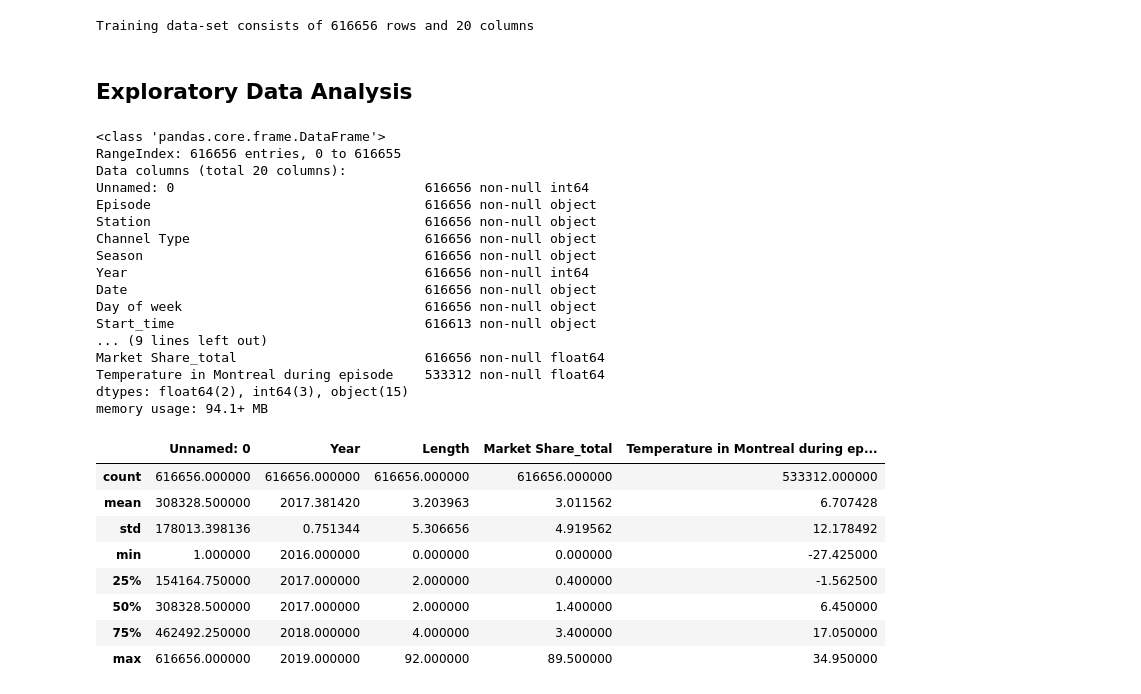
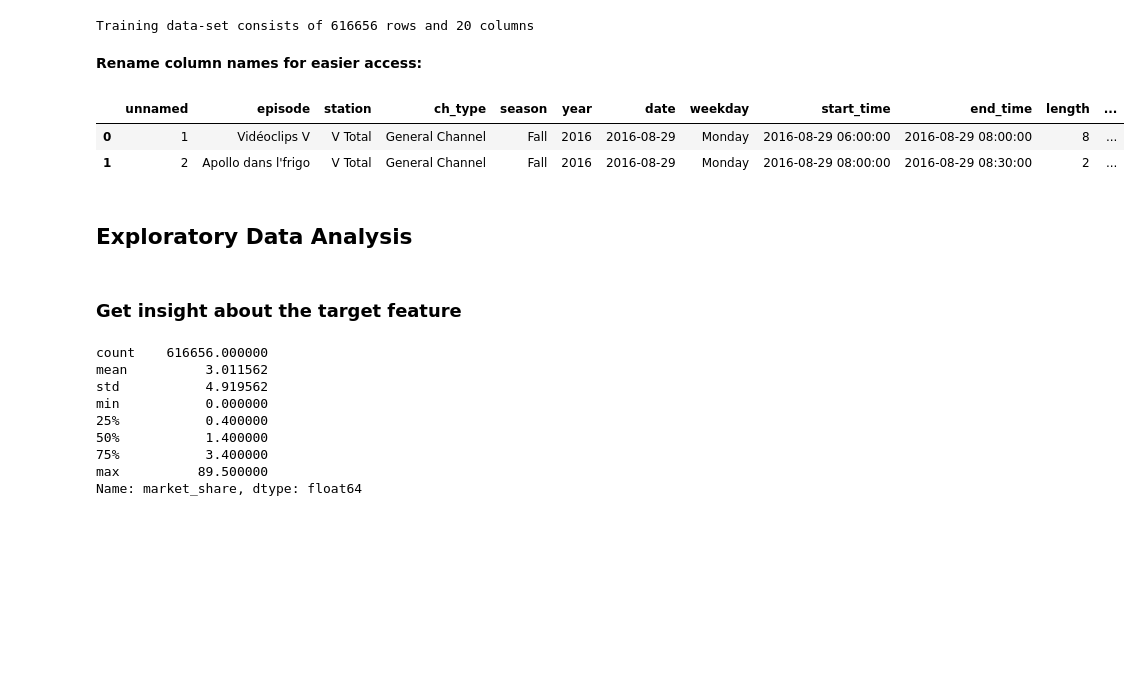
Before and after one commit to Carbonrun/YapAiTek_Challenge, a Jupyter notebook: 01_EDA.ipynb, the cells around one changed output. Saved outputs shown, nothing was run; the diff lists cells and outputs as text; code cells hidden in the pictures; blank space fills up the shorter version.

```diff
--- a/01_EDA.ipynb
+++ b/01_EDA.ipynb
@@ -31,37 +34,33 @@ train_data.head()
 print(f'Training data-set consists of {train_data.shape[0]} rows and {train_data.shape[1]} columns')
 # %% [output]
 Training data-set consists of 616656 rows and 20 columns
+# %% [markdown]
+**Rename column names for easier access:**
+# %%
+# renaming columns
+original_col_names = list(train_data.columns)
+modified_col_names = ['unnamed', 'episode', 'station', 'ch_type', 'season', 'year', 'date', 'weekday',
+             'start_time', 'end_time', 'length', 'show_name', 'episode_name', 'genre', 'first_or_rerun',
+             'episodes_in_season', 'is_movie', 'overlaped_with_game', 'market_share', 'temperature']
+train_data.columns = modified_col_names
+train_data.head(2)
+# %% [output]
+|  | unnamed | episode | station | ch_type | season | year | date | weekday | start_time | end_time | length | ... |
+| 0 | 1 | Vidéoclips V | V Total | General Channel | Fall | 2016 | 2016-08-29 | Monday | 2016-08-29 06:00:00 | 2016-08-29 08:00:00 | 8 | ... |
+| 1 | 2 | Apollo dans l'frigo | V Total | General Channel | Fall | 2016 | 2016-08-29 | Monday | 2016-08-29 08:00:00 | 2016-08-29 08:30:00 | 2 | ... |
 # %% [markdown]
 ## Exploratory Data Analysis
-# %%
-train_data.info()
-# %% [output]
-<class 'pandas.core.frame.DataFrame'>
-RangeIndex: 616656 entries, 0 to 616655
-Data columns (total 20 columns):
-Unnamed: 0                                616656 non-null int64
-Episode                                   616656 non-null object
-Station                                   616656 non-null object
-Channel Type                              616656 non-null object
-Season                                    616656 non-null object
-Year                                      616656 non-null int64
-Date                                      616656 non-null object
-Day of week                               616656 non-null object
-Start_time                                616613 non-null object
-... (9 lines left out)
-Market Share_total                        616656 non-null float64
-Temperature in Montreal during episode    533312 non-null float64
-dtypes: float64(2), int64(3), object(15)
-memory usage: 94.1+ MB
+# %% [markdown]
+### Get insight about the target feature
 # %%
-train_data.describe()
+train_data['market_share'].describe()
 # %% [output]
-|  | Unnamed: 0 | Year | Length | Market Share_total | Temperature in Montreal during ep... |
-| count | 616656.000000 | 616656.000000 | 616656.000000 | 616656.000000 | 533312.000000 |
-| mean | 308328.500000 | 2017.381420 | 3.203963 | 3.011562 | 6.707428 |
-| std | 178013.398136 | 0.751344 | 5.306656 | 4.919562 | 12.178492 |
-| min | 1.000000 | 2016.000000 | 0.000000 | 0.000000 | -27.425000 |
-| 25% | 154164.750000 | 2017.000000 | 2.000000 | 0.400000 | -1.562500 |
-| 50% | 308328.500000 | 2017.000000 | 2.000000 | 1.400000 | 6.450000 |
-| 75% | 462492.250000 | 2018.000000 | 4.000000 | 3.400000 | 17.050000 |
-| max | 616656.000000 | 2019.000000 | 92.000000 | 89.500000 | 34.950000 |
+count    616656.000000
+mean          3.011562
+std           4.919562
+min           0.000000
+25%           0.400000
+50%           1.400000
+75%           3.400000
+max          89.500000
+Name: market_share, dtype: float64
```
Also changed, not shown: parts of 24 cells of this notebook.
